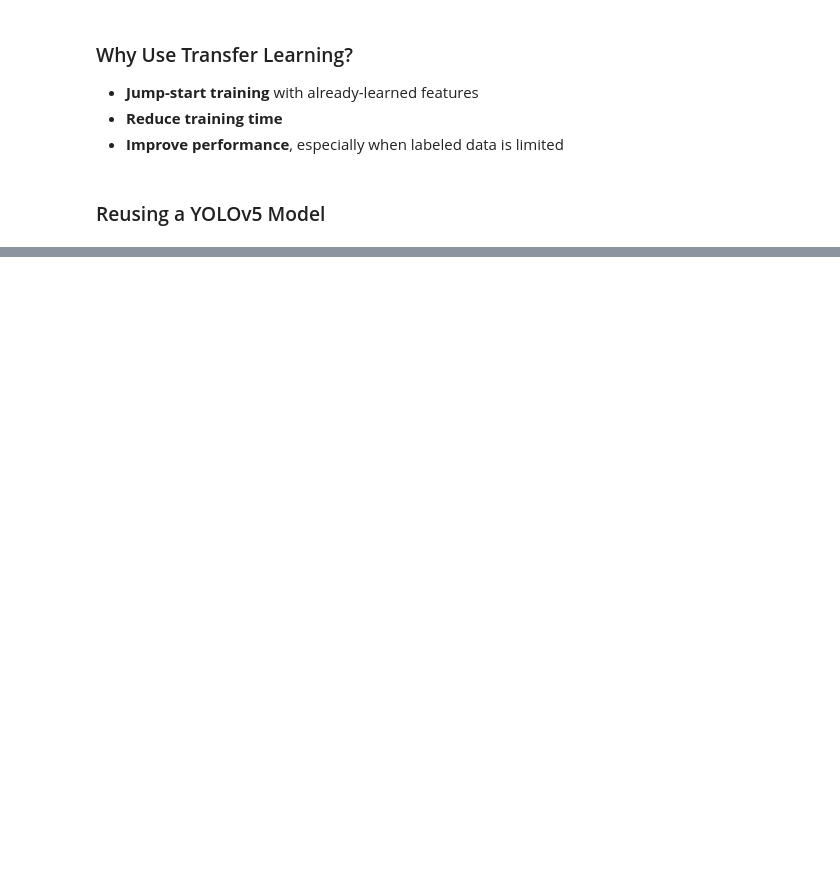
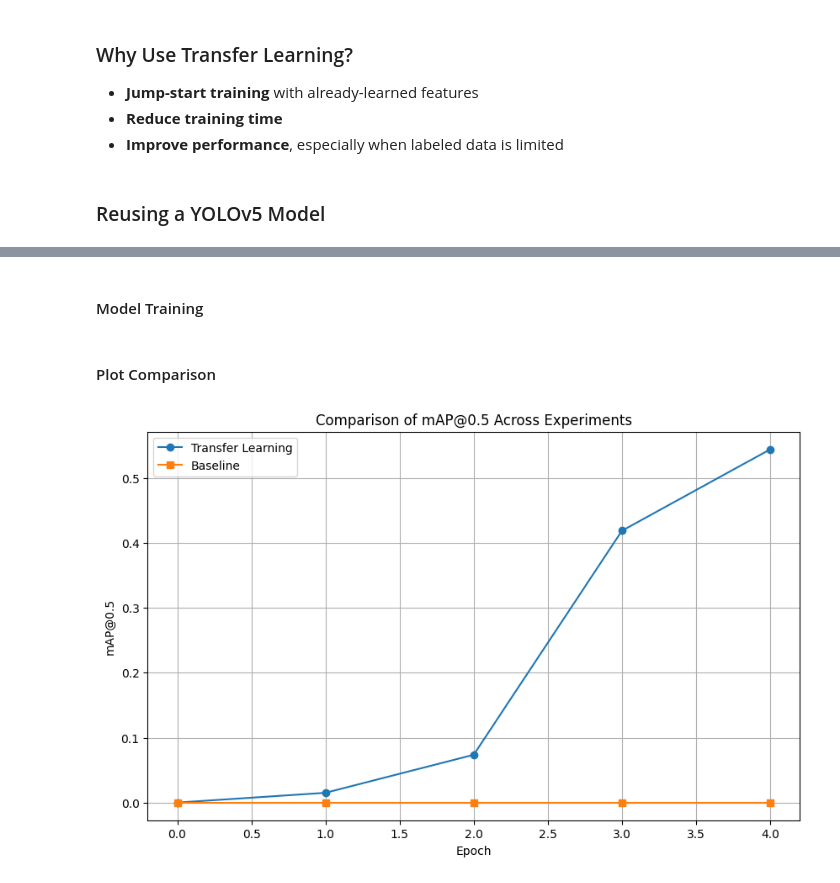
Before and after one commit to dinisdcosta/IbPRIA2025---Data-Efficient-Strategies-for-Object-Detection, a Jupyter notebook: hands_on_notebook.ipynb, the cells around one changed output, grey strips where cells are left out. Saved outputs shown, nothing was run; the diff lists cells and outputs as text; code cells hidden in the pictures; blank space fills up the shorter version.

```diff
--- a/hands_on_notebook.ipynb
+++ b/hands_on_notebook.ipynb
@@ -397,0 +526,2 @@ Therefore, we need to **clone the YOLOv5 repository manually** to access its tra
+# %% [markdown]
+#### Model Training
@@ -398,54 +554,23 @@ Therefore, we need to **clone the YOLOv5 repository manually** to access its tra
+# %% [markdown]
+#### Plot Comparison
 # %%
-from utils import get_split, split_dataset, train_yolo, train_yolov5
-from IPython.display import clear_output
-import pandas as pd
-import matplotlib.pyplot as plt
-
-# Get train/val split from dataset (test already fixed)
-train_split, val_split = get_split(
-    train_size=0.6,
-    val_size=0.2,
-    dataset_size=200
-)
-
-split_dataset(train_split=train_split, val_split=val_split, dataset="improved")
-
-train_yolov5(
-    img=1280,
-    epochs=5,
-    data="dataset/data.yaml",
-    weights="pre-trained/yellow_trap.pt",  # Using YOLOv5 small as the pre-trained model
-    batch=4,
-    name="transfer_learning",
-    project="example_transfer_learning"
-)
-
-train_yolo(
-    img=1280,
-    epochs=5,
-    data="dataset/data.yaml",
-    weights="yolo11n.pt",
-    batch=4,
-    name="baseline",
-    project="example_transfer_learning"
-)
-
-clear_output(wait=True)
-
 df1 = pd.read_csv("example_transfer_learning/train/transfer_learning/results.csv")
 df2 = pd.read_csv("example_transfer_learning/train/baseline/results.csv")
 
 # Strip leading/trailing whitespace from column names
 df1.columns = df1.columns.str.strip()
 df2.columns = df2.columns.str.strip()
 
+%matplotlib inline
 # Plotting mAP@0.5
 plt.figure(figsize=(10, 6))
 plt.plot(df1['metrics/mAP_0.5'], label='Transfer Learning', marker='o')
-plt.plot(df2['metrics/mAP_0.5'], label='Baseline', marker='s')
+plt.plot(df2['metrics/mAP50(B)'], label='Baseline', marker='s')
 plt.xlabel('Epoch')
 plt.ylabel('mAP@0.5')
 plt.title('Comparison of mAP@0.5 Across Experiments')
 plt.legend()
 plt.grid(True)
 plt.show()
+# %% [output]
+[figure, added]
```
Also changed, not shown: parts of 26 cells of this notebook, 3 other files.
